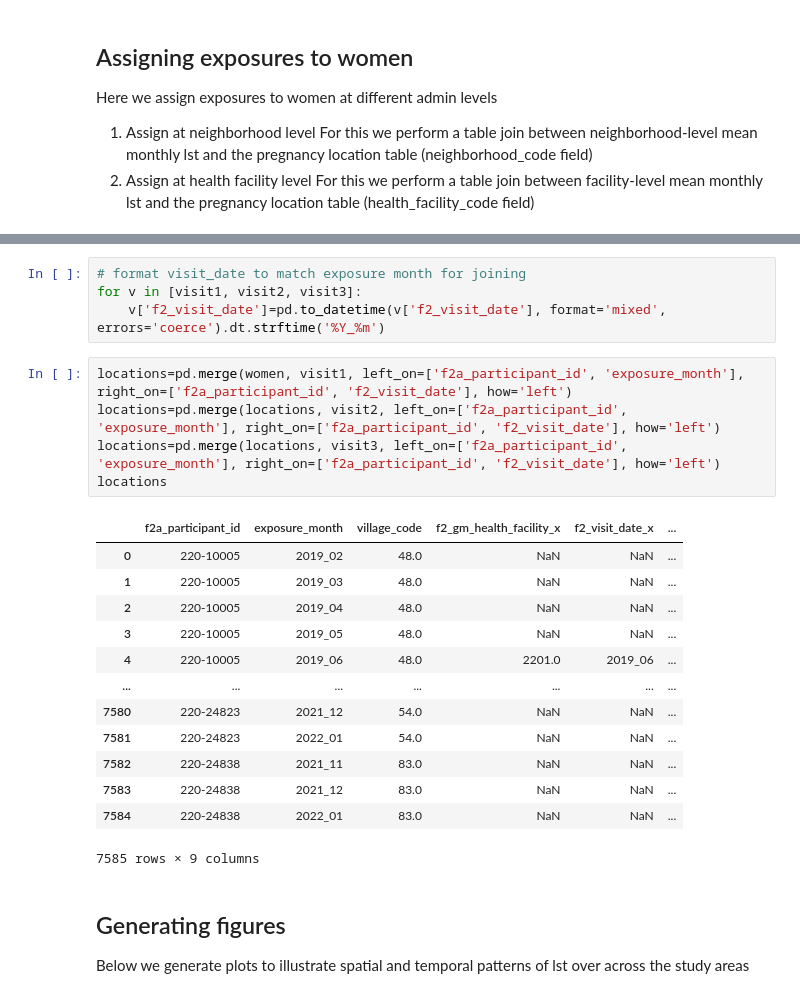
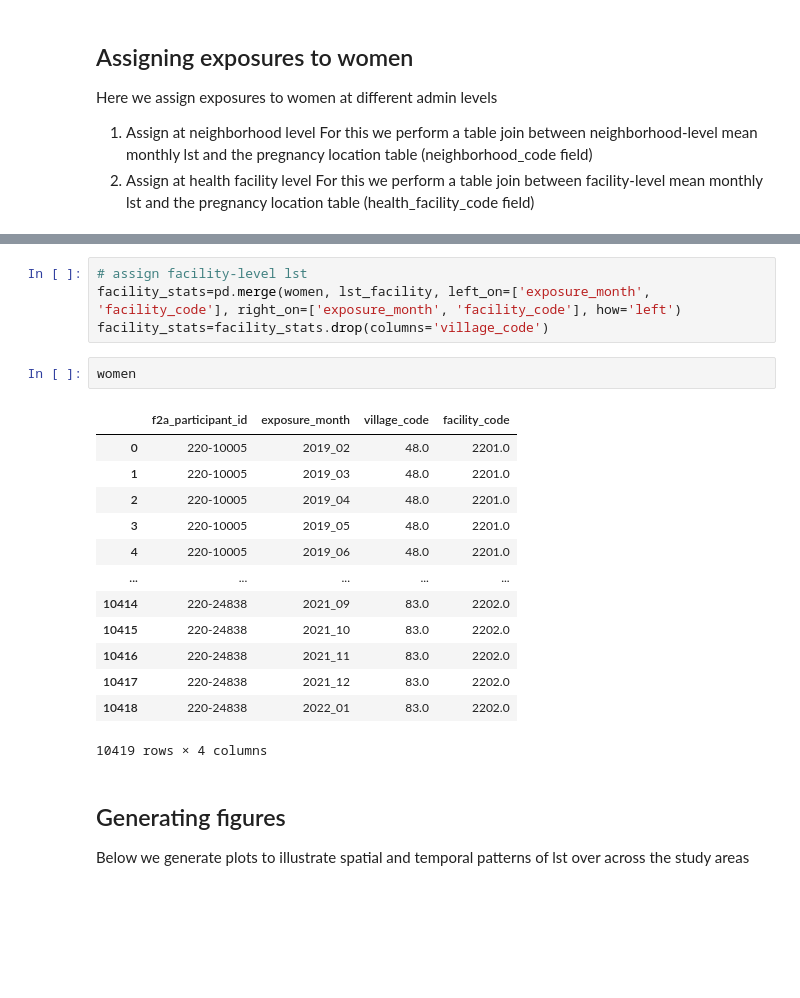
Before and after one commit to MSU-PALs/precisehealthgeo, a Jupyter notebook: Monthly Exposures by neighborhood.ipynb, the cells around one changed output, grey strips where cells are left out. Drawn from its saved outputs; the diff is of its cells as text; blank space fills up the shorter version.

```diff
--- a/Monthly Exposures by neighborhood.ipynb
+++ b/Monthly Exposures by neighborhood.ipynb
@@ -425,26 +463,23 @@ visit3=pd.read_csv('./surveillance/Gambia/Visit3_v2.csv')[['f2a_participant_id',
-# %%
-# format visit_date to match exposure month for joining
-for v in [visit1, visit2, visit3]:
-    v['f2_visit_date']=pd.to_datetime(v['f2_visit_date'], format='mixed', errors='coerce').dt.strftime('%Y_%m')
-# %%
-locations=pd.merge(women, visit1, left_on=['f2a_participant_id', 'exposure_month'], right_on=['f2a_participant_id', 'f2_visit_date'], how='left')
-locations=pd.merge(locations, visit2, left_on=['f2a_participant_id', 'exposure_month'], right_on=['f2a_participant_id', 'f2_visit_date'], how='left')
-locations=pd.merge(locations, visit3, left_on=['f2a_participant_id', 'exposure_month'], right_on=['f2a_participant_id', 'f2_visit_date'], how='left')
-locations
-# %% [output]
-|  | f2a_participant_id | exposure_month | village_code | f2_gm_health_facility_x | f2_visit_date_x | ... |
-| 0 | 220-10005 | 2019_02 | 48.0 | NaN | NaN | ... |
-| 1 | 220-10005 | 2019_03 | 48.0 | NaN | NaN | ... |
-| 2 | 220-10005 | 2019_04 | 48.0 | NaN | NaN | ... |
-| 3 | 220-10005 | 2019_05 | 48.0 | NaN | NaN | ... |
-| 4 | 220-10005 | 2019_06 | 48.0 | 2201.0 | 2019_06 | ... |
-| ... | ... | ... | ... | ... | ... | ... |
-| 7580 | 220-24823 | 2021_12 | 54.0 | NaN | NaN | ... |
-| 7581 | 220-24823 | 2022_01 | 54.0 | NaN | NaN | ... |
-| 7582 | 220-24838 | 2021_11 | 83.0 | NaN | NaN | ... |
-| 7583 | 220-24838 | 2021_12 | 83.0 | NaN | NaN | ... |
-| 7584 | 220-24838 | 2022_01 | 83.0 | NaN | NaN | ... |
-7585 rows × 9 columns
+# %%
+# assign facility-level lst
+facility_stats=pd.merge(women, lst_facility, left_on=['exposure_month', 'facility_code'], right_on=['exposure_month', 'facility_code'], how='left')
+facility_stats=facility_stats.drop(columns='village_code')
+# %%
+women
+# %% [output]
+|  | f2a_participant_id | exposure_month | village_code | facility_code |
+| 0 | 220-10005 | 2019_02 | 48.0 | 2201.0 |
+| 1 | 220-10005 | 2019_03 | 48.0 | 2201.0 |
+| 2 | 220-10005 | 2019_04 | 48.0 | 2201.0 |
+| 3 | 220-10005 | 2019_05 | 48.0 | 2201.0 |
+| 4 | 220-10005 | 2019_06 | 48.0 | 2201.0 |
+| ... | ... | ... | ... | ... |
+| 10414 | 220-24838 | 2021_09 | 83.0 | 2202.0 |
+| 10415 | 220-24838 | 2021_10 | 83.0 | 2202.0 |
+| 10416 | 220-24838 | 2021_11 | 83.0 | 2202.0 |
+| 10417 | 220-24838 | 2021_12 | 83.0 | 2202.0 |
+| 10418 | 220-24838 | 2022_01 | 83.0 | 2202.0 |
+10419 rows × 4 columns
 # %% [markdown]
 ## Generating figures
 Below we generate plots to illustrate spatial and temporal patterns of lst over across the study areas
```
Also changed, not shown: parts of 29 cells of this notebook, 7 other files.
